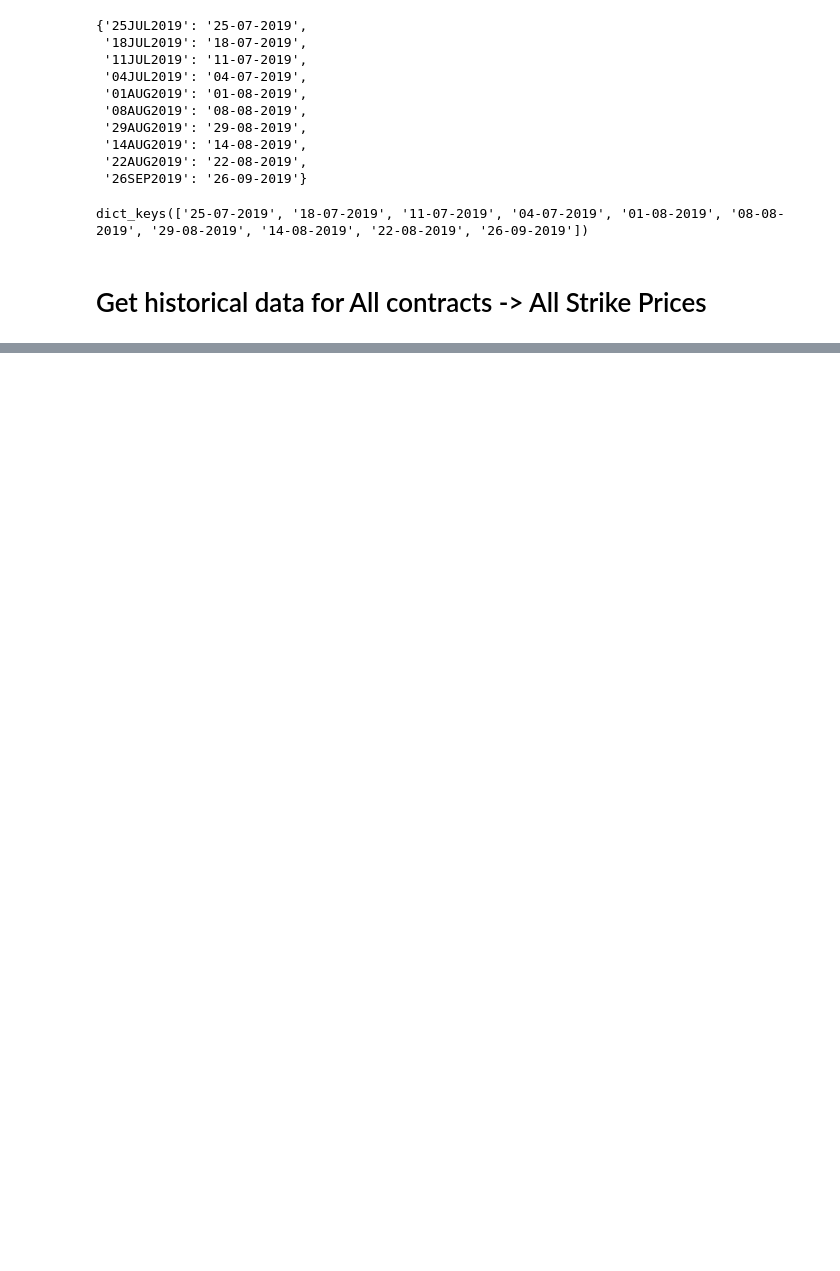
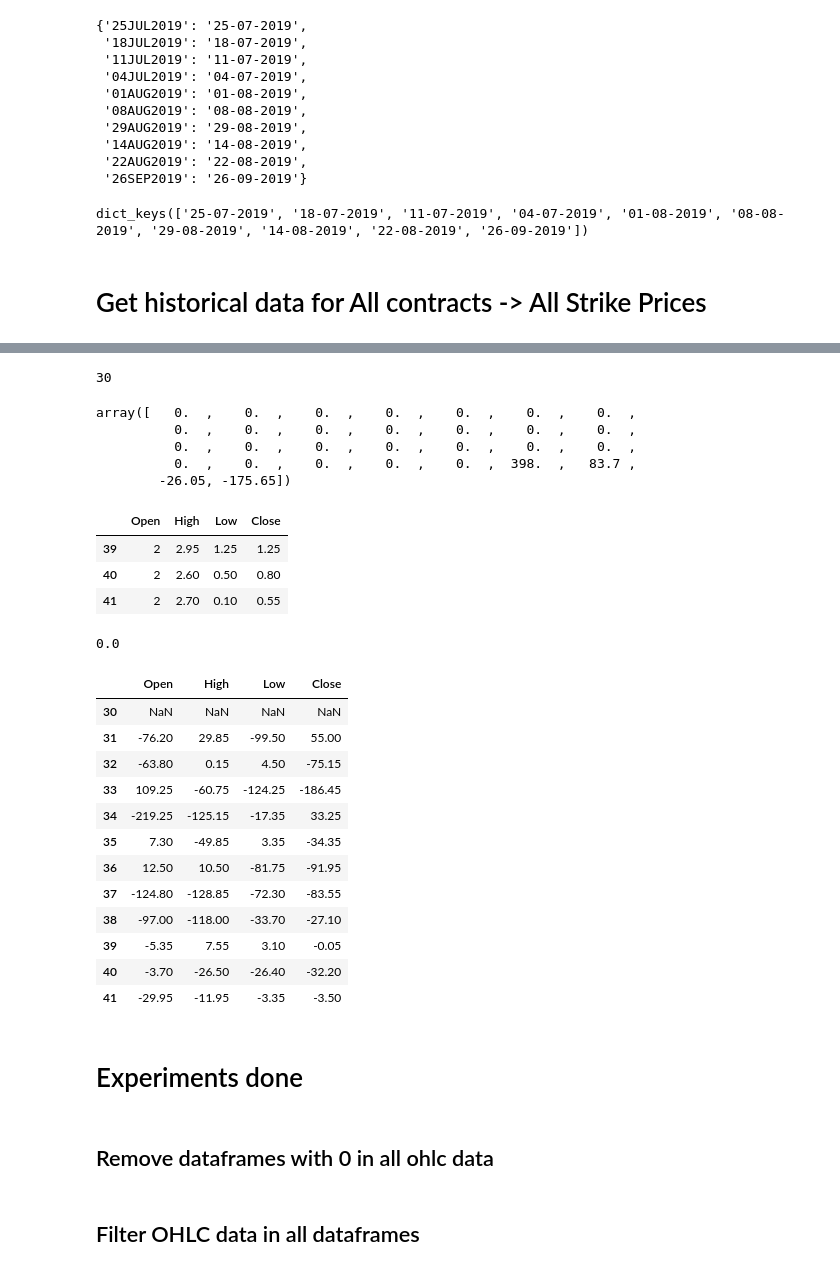
Before and after one commit to ShabbirHasan1/moneygen, a Jupyter notebook: OptionsStrategy1.ipynb, the cells around one changed output, grey strips where cells are left out. Cells and saved outputs as stored; diff of their text form; code cells hidden in the pictures; blank space fills up the shorter version.

```diff
--- a/OptionsStrategy1.ipynb
+++ b/OptionsStrategy1.ipynb
@@ -5,10 +5,20 @@
 from selenium import webdriver
 from selenium.webdriver.common.keys import Keys
 from selenium.webdriver.support.select import Select
+from selenium.webdriver.chrome.options import Options
+from selenium.common.exceptions import TimeoutException
+from selenium.webdriver.support.ui import WebDriverWait
+from selenium.webdriver.support import expected_conditions as EC
+from selenium.webdriver.common.by import By
+import numpy as np
+import pandas as pd
 import time
 import string
 import shutil
 import os
+pd.set_option('display.max_rows', 500)
+pd.set_option('display.max_columns', 500)
+pd.set_option('display.width', 1000)
 # %%
 ## Configurations
 download_location = r"/Users/mayank.gupta/Moneygen/Downloads"
@@ -220,0 +344,2 @@ NoSuchElementException: Message: no such element: Unable to locate element: {"me
+# %%
+ohlc = ['Open','High','Low','Close']
@@ -220,0 +369,4 @@ NoSuchElementException: Message: no such element: Unable to locate element: {"me
+# %%
+open_prices.shape[0]
+# %% [output]
+30
@@ -220,0 +382,44 @@ NoSuchElementException: Message: no such element: Unable to locate element: {"me
+# %%
+blank
+# %% [output]
+array([   0.  ,    0.  ,    0.  ,    0.  ,    0.  ,    0.  ,    0.  ,
+          0.  ,    0.  ,    0.  ,    0.  ,    0.  ,    0.  ,    0.  ,
+          0.  ,    0.  ,    0.  ,    0.  ,    0.  ,    0.  ,    0.  ,
+          0.  ,    0.  ,    0.  ,    0.  ,    0.  ,  398.  ,   83.7 ,
+        -26.05, -175.65])
+# %%
+open_prices_df = dataframe_ohlc_all['04-07-2019']['Put']['28200'][ohlc]
+open_prices_df = open_prices_df[open_prices_df['Open'] != 0]
+# %%
+open_prices_df
+# %% [output]
+|  | Open | High | Low | Close |
+| 39 | 2 | 2.95 | 1.25 | 1.25 |
+| 40 | 2 | 2.60 | 0.50 | 0.80 |
+| 41 | 2 | 2.70 | 0.10 | 0.55 |
+# %%
+profit_loss_open = open_prices_df - open_prices_df.shift(1)
+# %%
+profit_loss_open['Open'].sum()
+# %% [output]
+0.0
+# %%
+profit_loss_open
+# %% [output]
+|  | Open | High | Low | Close |
+| 30 | NaN | NaN | NaN | NaN |
+| 31 | -76.20 | 29.85 | -99.50 | 55.00 |
+| 32 | -63.80 | 0.15 | 4.50 | -75.15 |
+| 33 | 109.25 | -60.75 | -124.25 | -186.45 |
+| 34 | -219.25 | -125.15 | -17.35 | 33.25 |
+| 35 | 7.30 | -49.85 | 3.35 | -34.35 |
+| 36 | 12.50 | 10.50 | -81.75 | -91.95 |
+| 37 | -124.80 | -128.85 | -72.30 | -83.55 |
+| 38 | -97.00 | -118.00 | -33.70 | -27.10 |
+| 39 | -5.35 | 7.55 | 3.10 | -0.05 |
+| 40 | -3.70 | -26.50 | -26.40 | -32.20 |
+| 41 | -29.95 | -11.95 | -3.35 | -3.50 |
+# %% [markdown]
+# Experiments done
+# %% [markdown]
+## Remove dataframes with 0 in all ohlc data
@@ -220,0 +439,2 @@ NoSuchElementException: Message: no such element: Unable to locate element: {"me
+# %% [markdown]
+## Filter OHLC data in all dataframes
```
Also changed, not shown: parts of 29 cells of this notebook, 1 other file.
